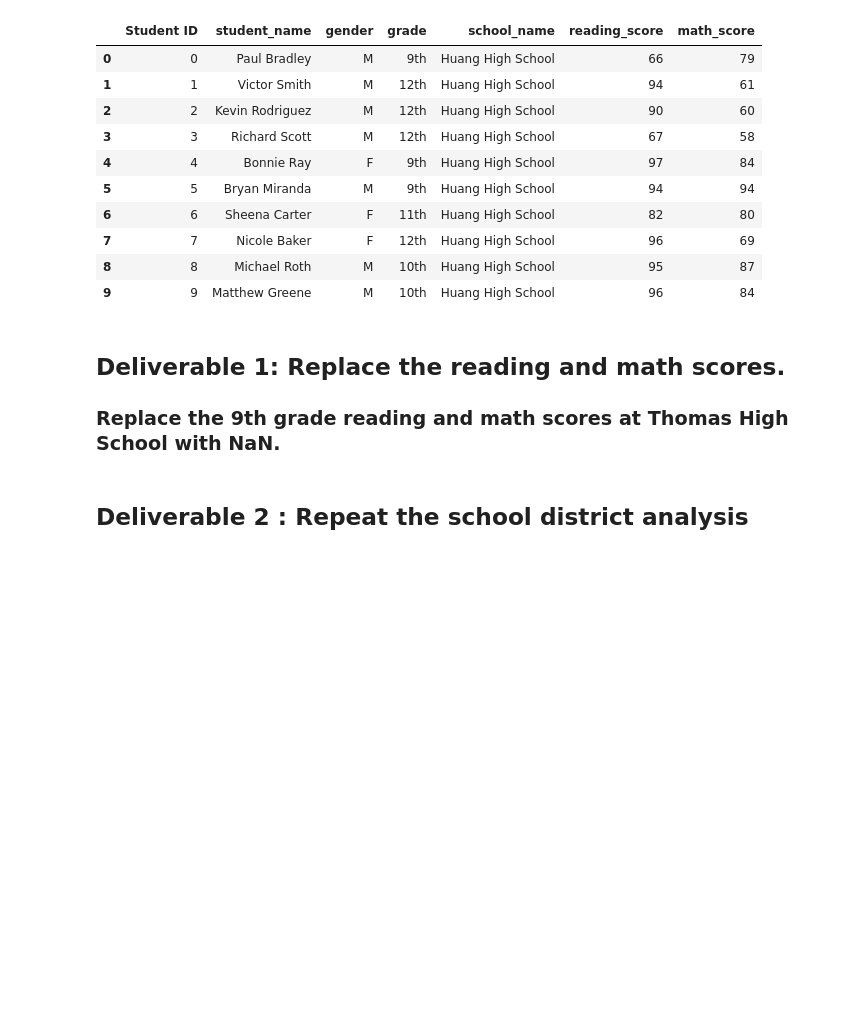
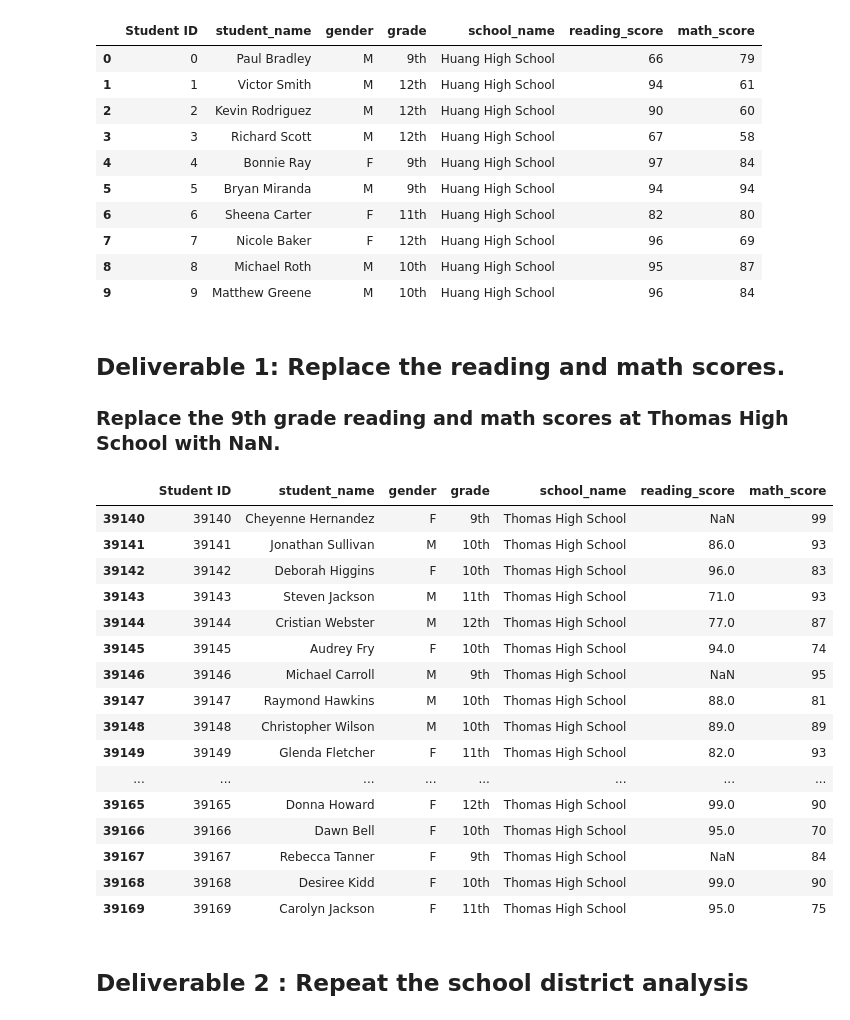
Before and after one commit to jisellejones/School_District_Analysis, a Jupyter notebook: PyCitySchools_Challenge_testing.ipynb, the cells around one changed output. Cells and saved outputs as stored; diff of their text form; code cells hidden in the pictures; blank space fills up the shorter version.

Commit message:
moved code for reading score to NaN over to challenge code

```diff
--- a/PyCitySchools_Challenge_testing.ipynb
+++ b/PyCitySchools_Challenge_testing.ipynb
@@ -41,5 +41,27 @@ student_data_df.head(10)
 # Step 1. Import numpy as np.
 import numpy as np
 # %%
-# Step 2. Use the loc method on the student_data_df to select all the reading scores from the 9th grade at Thomas High School and replace them with NaN.
-student_data_df.loc[]
+# Step 2. Use the loc method on the student_data_df to select all the reading scores from the 9th grade at
+# Thomas High School and replace them with NaN.
+#student_data_df = (student_data_df.loc[student_data_df["school_name"] == "Thomas High School"])
+student_data_df.loc[(student_data_df["grade"] == "9th") & (student_data_df["school_name"] == "Thomas High School"), "reading_score"] = np.nan
+
+student_data_df.tail(30)
+# %% [output]
+|  | Student ID | student_name | gender | grade | school_name | reading_score | math_score |
+| 39140 | 39140 | Cheyenne Hernandez | F | 9th | Thomas High School | NaN | 99 |
+| 39141 | 39141 | Jonathan Sullivan | M | 10th | Thomas High School | 86.0 | 93 |
+| 39142 | 39142 | Deborah Higgins | F | 10th | Thomas High School | 96.0 | 83 |
+| 39143 | 39143 | Steven Jackson | M | 11th | Thomas High School | 71.0 | 93 |
+| 39144 | 39144 | Cristian Webster | M | 12th | Thomas High School | 77.0 | 87 |
+| 39145 | 39145 | Audrey Fry | F | 10th | Thomas High School | 94.0 | 74 |
+| 39146 | 39146 | Michael Carroll | M | 9th | Thomas High School | NaN | 95 |
+| 39147 | 39147 | Raymond Hawkins | M | 10th | Thomas High School | 88.0 | 81 |
+| 39148 | 39148 | Christopher Wilson | M | 10th | Thomas High School | 89.0 | 89 |
+| 39149 | 39149 | Glenda Fletcher | F | 11th | Thomas High School | 82.0 | 93 |
+| ... | ... | ... | ... | ... | ... | ... | ... |
+| 39165 | 39165 | Donna Howard | F | 12th | Thomas High School | 99.0 | 90 |
+| 39166 | 39166 | Dawn Bell | F | 10th | Thomas High School | 95.0 | 70 |
+| 39167 | 39167 | Rebecca Tanner | F | 9th | Thomas High School | NaN | 84 |
+| 39168 | 39168 | Desiree Kidd | F | 10th | Thomas High School | 99.0 | 90 |
+| 39169 | 39169 | Carolyn Jackson | F | 11th | Thomas High School | 95.0 | 75 |
```
Also changed, not shown: parts of 1 cell of this notebook.
